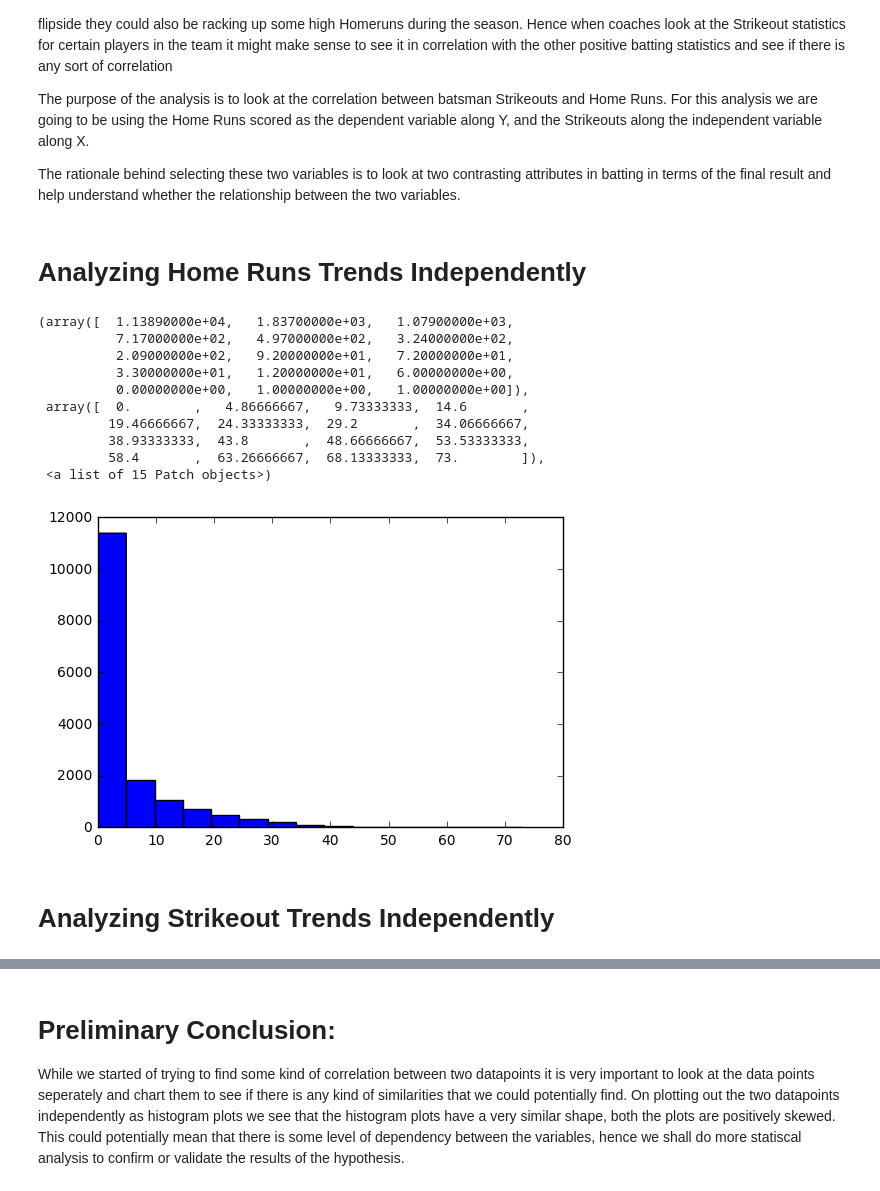
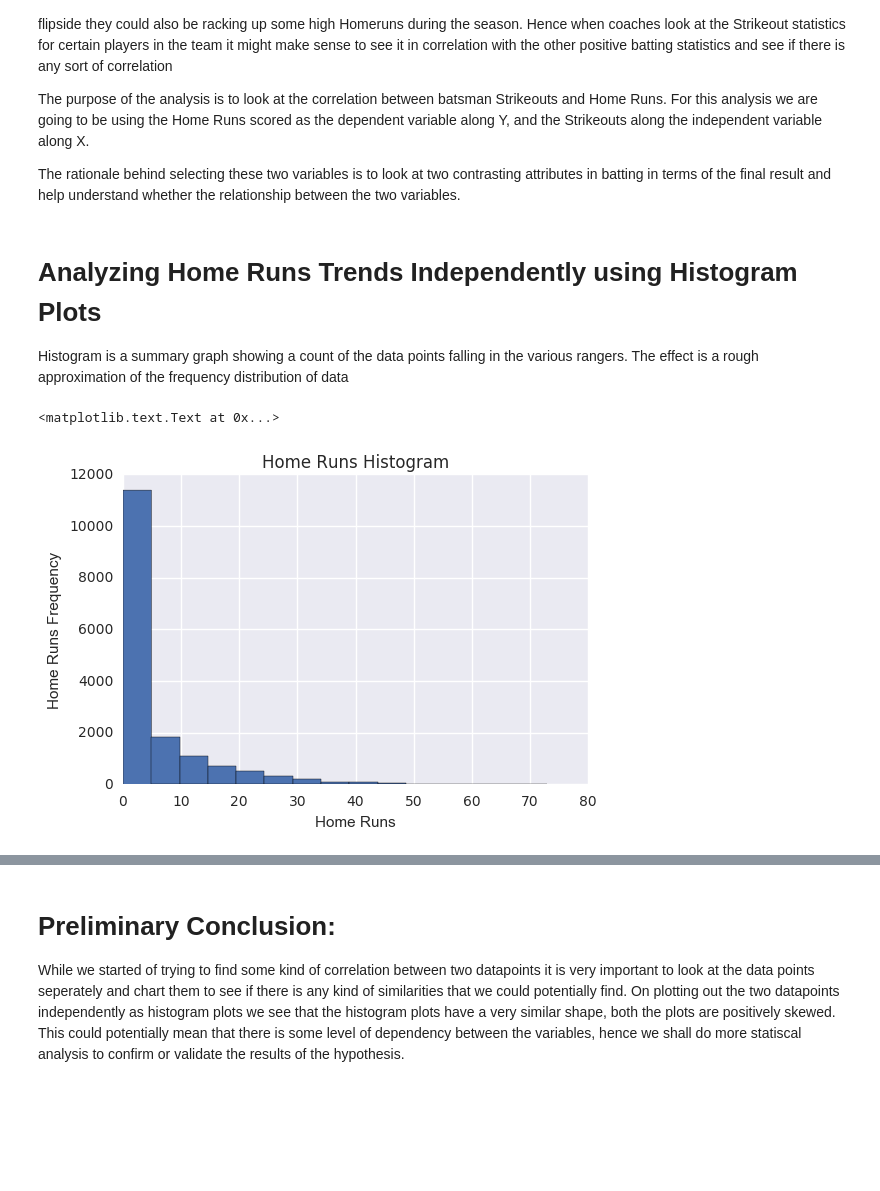
Before and after one commit to Ajinth/Python-Data-Analysis, a Jupyter notebook: P2_Baseball_Submission.ipynb, the cells around one changed output, grey strips where cells are left out. Cells and saved outputs as stored; diff of their text form; code cells hidden in the pictures; blank space fills up the shorter version.

Commit message:
updates to visualization

```diff
--- a/P2_Baseball_Submission.ipynb
+++ b/P2_Baseball_Submission.ipynb
@@ -82,22 +83,16 @@ Coming from a cricketing background, strikeout is referred to as a the batsman g
 The purpose of the analysis is to look at the correlation between batsman Strikeouts and Home Runs. For this analysis we are going to be using the Home Runs scored as the dependent variable along Y, and the Strikeouts along the independent variable along X.
 
 The rationale behind selecting these two variables is to look at two contrasting attributes in batting in terms of the final result and help understand whether the relationship between the two variables.
-# %% [markdown]
-# Analyzing Home Runs Trends Independently
+# %% [markdown]
+# Analyzing Home Runs Trends Independently using Histogram Plots
+
+Histogram is a summary graph showing a count of the data points falling in the various rangers. The effect is a rough approximation of the frequency distribution of data
 # %%
 home_runs = raw_batting_df_nonzeroab['HR']
 plt.hist(home_runs, bins=15)
+plt.xlabel('Home Runs')
+plt.ylabel('Home Runs Frequency')
+plt.title('Home Runs Histogram')
 # %% [output]
-(array([  1.13890000e+04,   1.83700000e+03,   1.07900000e+03,
-          7.17000000e+02,   4.97000000e+02,   3.24000000e+02,
-          2.09000000e+02,   9.20000000e+01,   7.20000000e+01,
-          3.30000000e+01,   1.20000000e+01,   6.00000000e+00,
-          0.00000000e+00,   1.00000000e+00,   1.00000000e+00]),
- array([  0.        ,   4.86666667,   9.73333333,  14.6       ,
-         19.46666667,  24.33333333,  29.2       ,  34.06666667,
-         38.93333333,  43.8       ,  48.66666667,  53.53333333,
-         58.4       ,  63.26666667,  68.13333333,  73.        ]),
- <a list of 15 Patch objects>)
+<matplotlib.text.Text at 0x...>
-[figure, old version]
+[figure, new version]
-# %% [markdown]
-# Analyzing Strikeout Trends Independently
```
Also changed, not shown: parts of 31 cells of this notebook.
